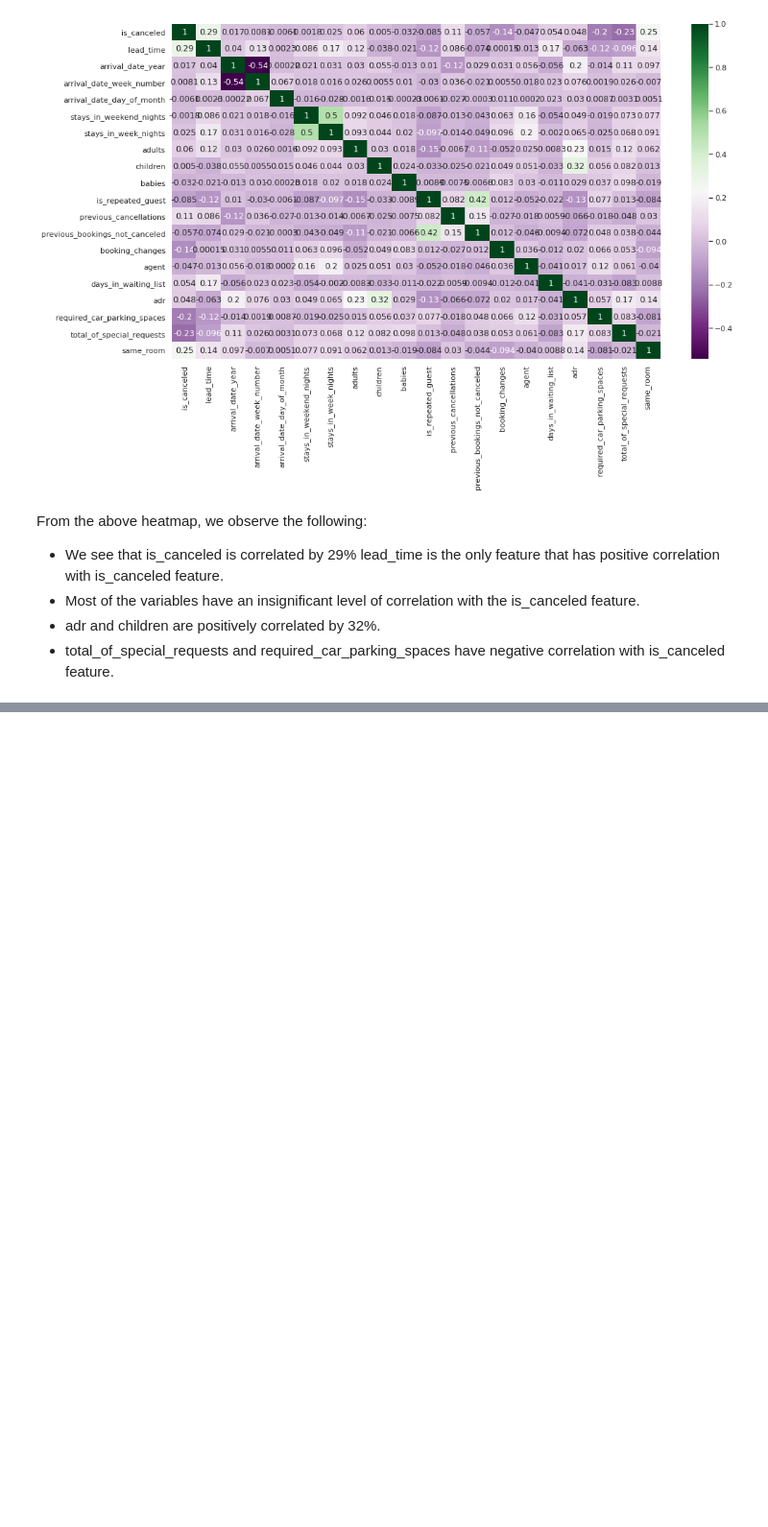
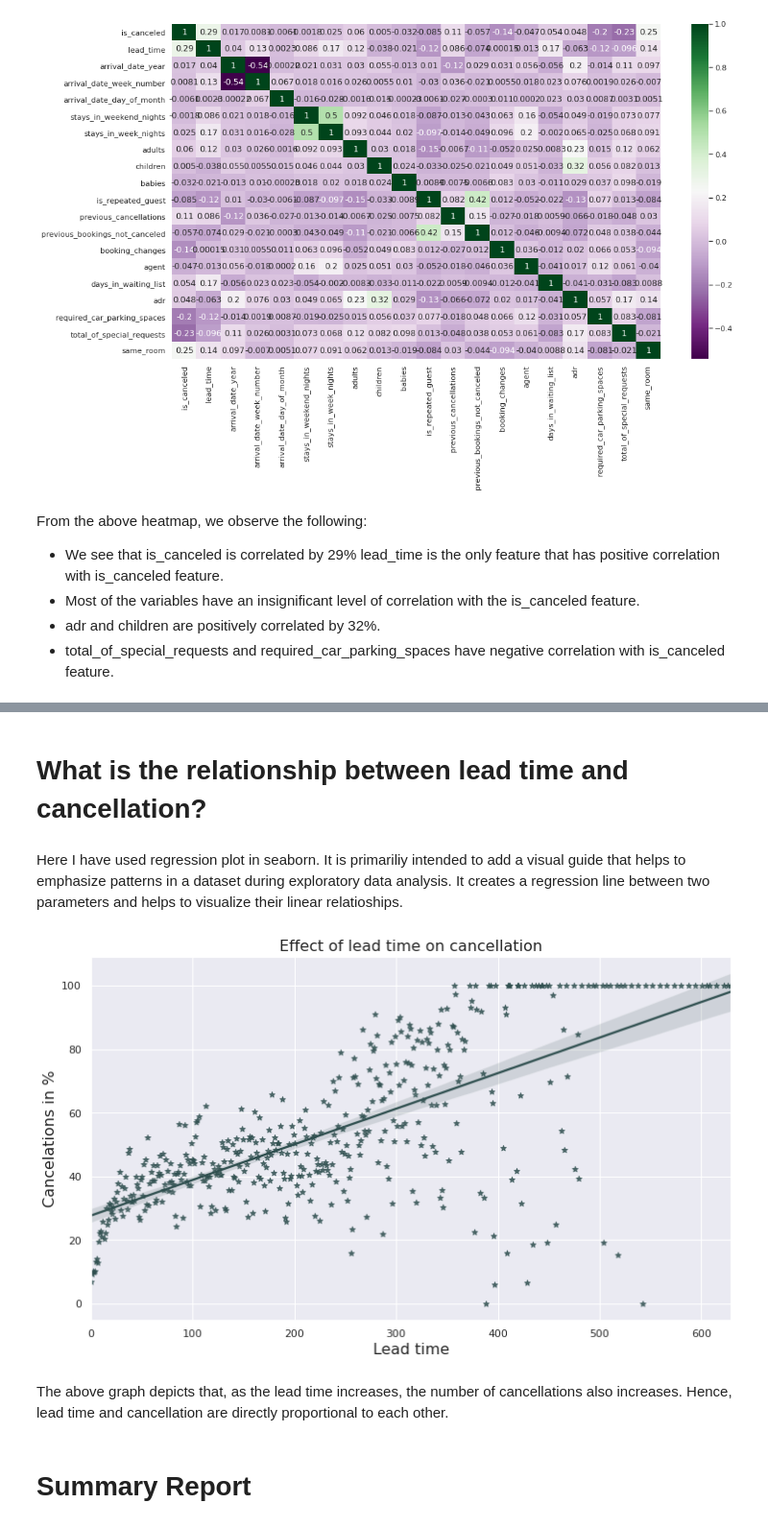
Before and after one commit to rahool010/Hotel-Booking-Analysis, a Jupyter notebook: Hotel_Booking_Analysis_Capstone_Project.ipynb, the cells around one changed output, grey strips where cells are left out. Shown at 96% size. Cells and saved outputs as stored; diff of their text form; code cells hidden in the pictures; blank space fills up the shorter version.

```diff
--- a/Hotel_Booking_Analysis_Capstone_Project.ipynb
+++ b/Hotel_Booking_Analysis_Capstone_Project.ipynb
@@ -760,0 +818,21 @@ From the above heatmap, we observe the following:
+# %% [markdown]
+# **What is the relationship between lead time and cancellation?**
+# %% [markdown]
+Here I have used regression plot in seaborn. It is primariliy intended to add a visual guide that helps to emphasize patterns in a dataset during exploratory data analysis. It creates a regression line between two parameters and helps to visualize their linear relatioships.
+# %%
+lead_cancel = df.groupby("lead_time")["is_canceled"].describe()
+lead_cancel_10 = lead_cancel.loc[lead_cancel["count"] >= 10]
+
+plt.figure(figsize=(12, 7))
+sns.regplot(x=lead_cancel_10.index, y=lead_cancel_10["mean"].values * 100,
+            color="darkslategrey", marker='*'); #"darkslategrey"
+plt.title("Effect of lead time on cancellation", fontsize=16)
+plt.xlabel("Lead time", fontsize=16)
+plt.ylabel("Cancelations in %", fontsize=16)
+plt.show()
+# %% [output]
+[figure, added]
+# %% [markdown]
+The above graph depicts that, as the lead time increases, the number of cancellations also increases. Hence, lead time and cancellation are directly proportional to each other.
+# %% [markdown]
+# **Summary Report**
```
Also changed, not shown: parts of 29 cells of this notebook.
